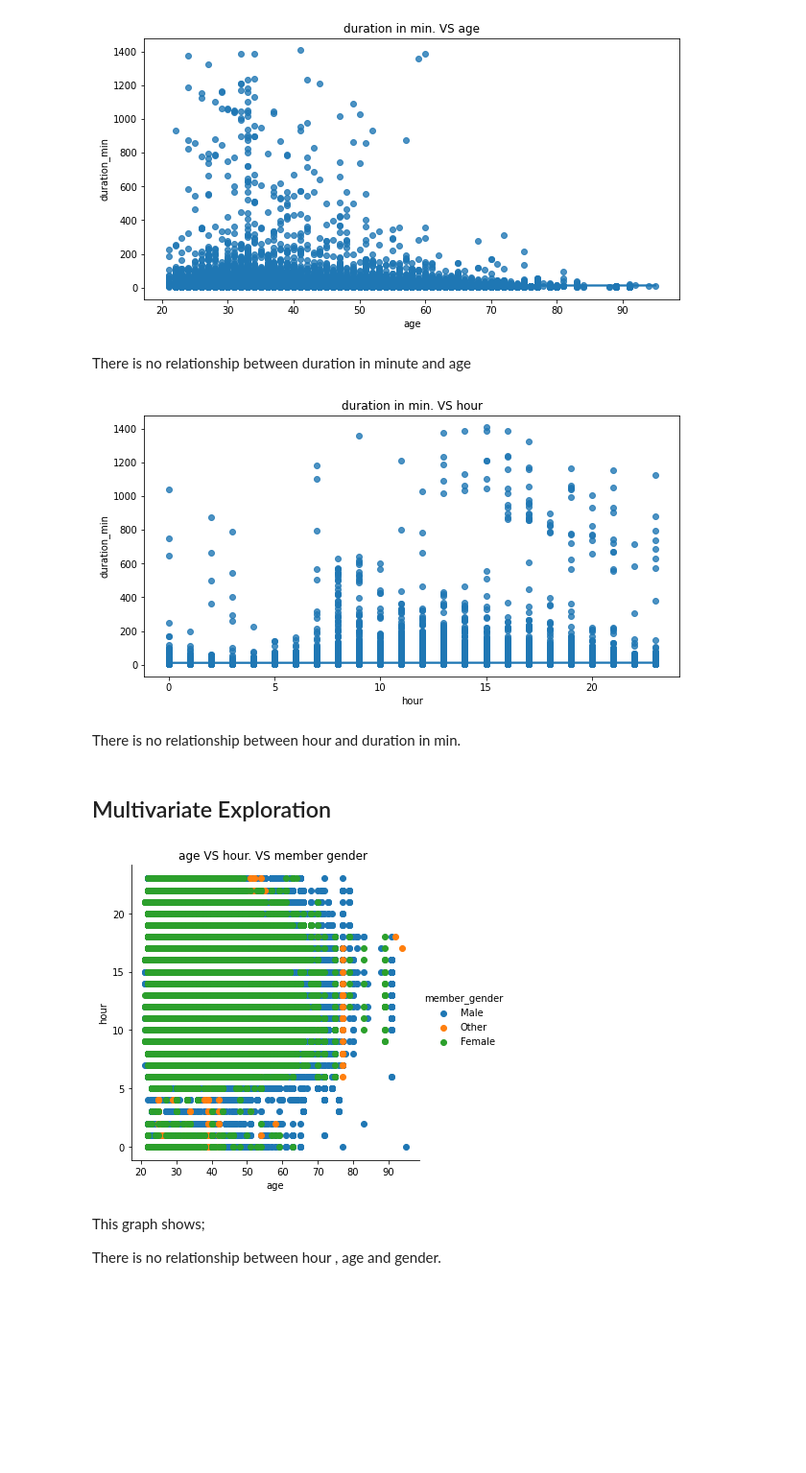
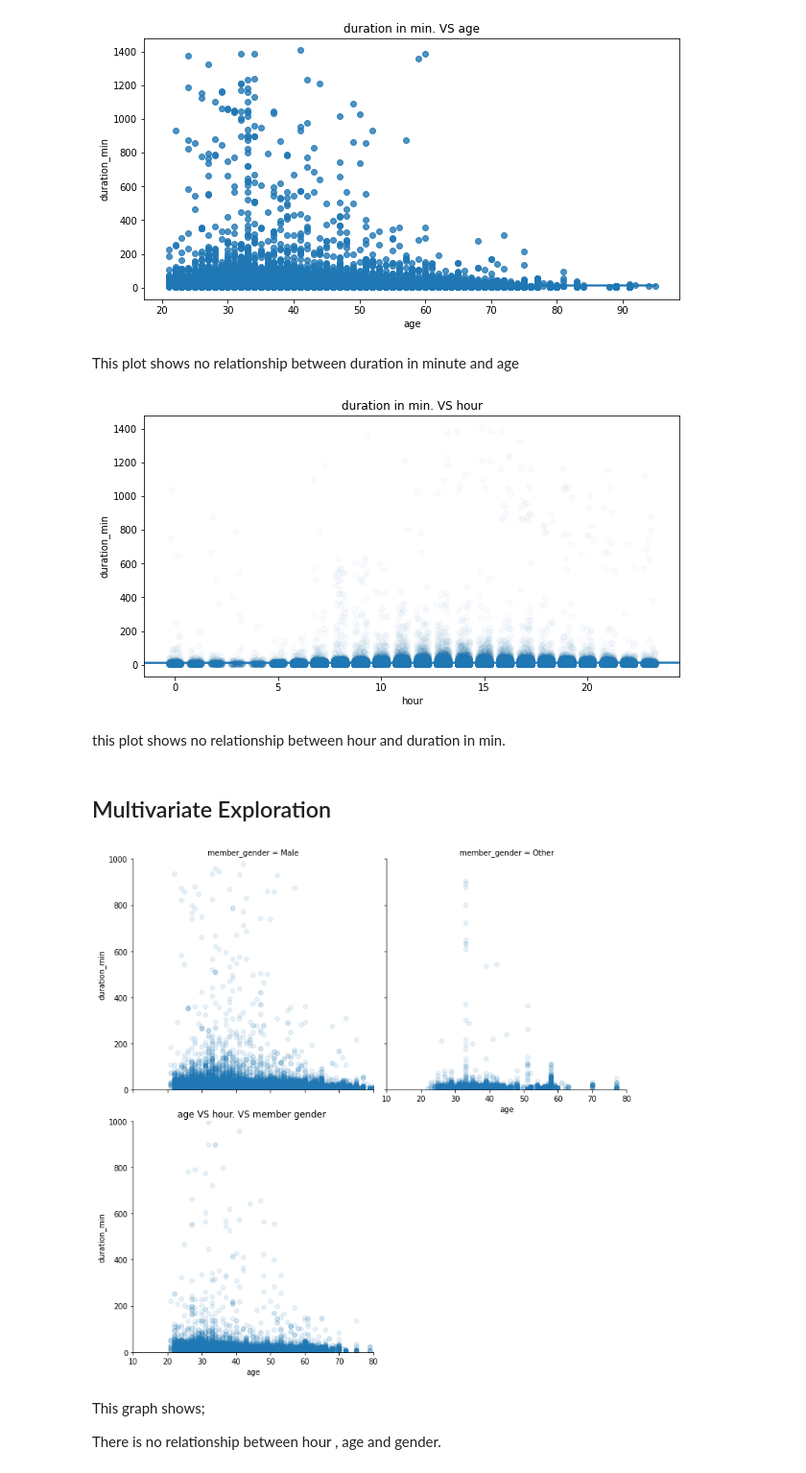
Before and after one commit to cerlliey/Fordgobike-Analysis, a Jupyter notebook: explanatory.ipynb, the cells around one changed output. Shown at 96% size. Saved outputs shown, nothing was run; the diff lists cells and outputs as text; code cells hidden in the pictures; blank space fills up the shorter version.

```diff
--- a/explanatory.ipynb
+++ b/explanatory.ipynb
@@ -407,26 +411,26 @@ plt.title('duration in min. VS age') ;
 # %% [output]
 [figure]
 # %% [markdown]
-There is no relationship between duration in minute and age
+This plot shows no relationship between duration in minute and age
 # %%
 # plotting duration in min. VS hour
 plt.figure(figsize = [10, 5])
-sb.regplot(data = df1 , x = 'hour', y = 'duration_min');
+sb.regplot(data = df1 , x = 'hour', y = 'duration_min', x_jitter=0.3, scatter_kws={'alpha':1/40}, truncate=False);
 plt.title('duration in min. VS hour');
 # %% [output]
-[figure, old version]
+[figure, new version]
 # %% [markdown]
-There is no relationship between hour and duration in min.
+this plot shows no relationship between hour and duration in min.
 # %% [markdown]
 ## Multivariate Exploration
 # %%
 # age VS hour. VS member gender
-g = sb.FacetGrid(data = df1, hue = 'member_gender', size = 5)
-g.map(plt.scatter, 'age', 'hour')
+g = sb.FacetGrid(data = df1, col = 'member_gender', size = 5, col_wrap=2, xlim=[10,80], ylim=[0,1000])
+g.map(plt.scatter, 'age', 'duration_min', alpha=0.1)
 g.add_legend()
 plt.title('age VS hour. VS member gender ');
 # %% [output]
-[figure, old version]
+[figure, new version]
 # %% [markdown]
 This graph shows;
 
```
Also changed, not shown: parts of 4 cells of this notebook, 1 other file.
